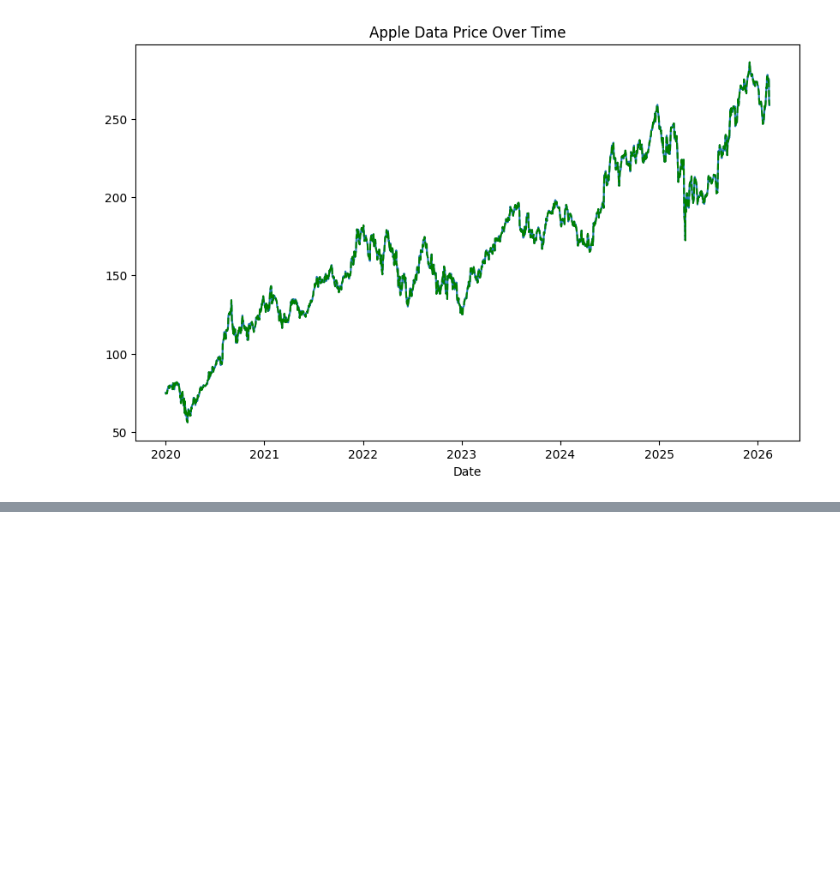
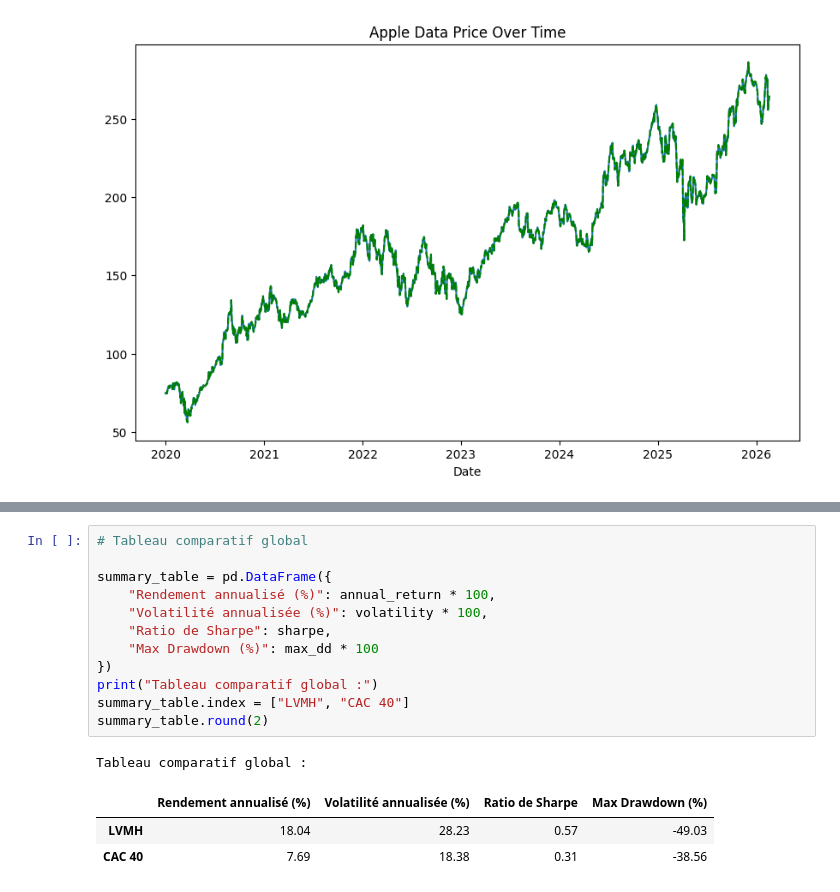
Before and after one commit to melynazrd/IAE_METZ_2026_DATA_AUDIT, a Jupyter notebook: SCRIPTS/analyse_bourse.ipynb, the cells around one changed output, grey strips where cells are left out. Drawn from its saved outputs; the diff is of its cells as text; blank space fills up the shorter version.

```diff
--- a/SCRIPTS/analyse_bourse.ipynb
+++ b/SCRIPTS/analyse_bourse.ipynb
@@ -385,0 +368,17 @@ Tableau comparatif global (2015-2025) :
+# %%
+# Tableau comparatif global
+
+summary_table = pd.DataFrame({
+    "Rendement annualisé (%)": annual_return * 100,
+    "Volatilité annualisée (%)": volatility * 100,
+    "Ratio de Sharpe": sharpe,
+    "Max Drawdown (%)": max_dd * 100
+})
+print("Tableau comparatif global :")
+summary_table.index = ["LVMH", "CAC 40"]
+summary_table.round(2)
+# %% [output]
+Tableau comparatif global :
+|  | Rendement annualisé (%) | Volatilité annualisée (%) | Ratio de Sharpe | Max Drawdown (%) |
+| LVMH | 18.04 | 28.23 | 0.57 | -49.03 |
+| CAC 40 | 7.69 | 18.38 | 0.31 | -38.56 |
```
Also changed, not shown: parts of 25 cells of this notebook.
